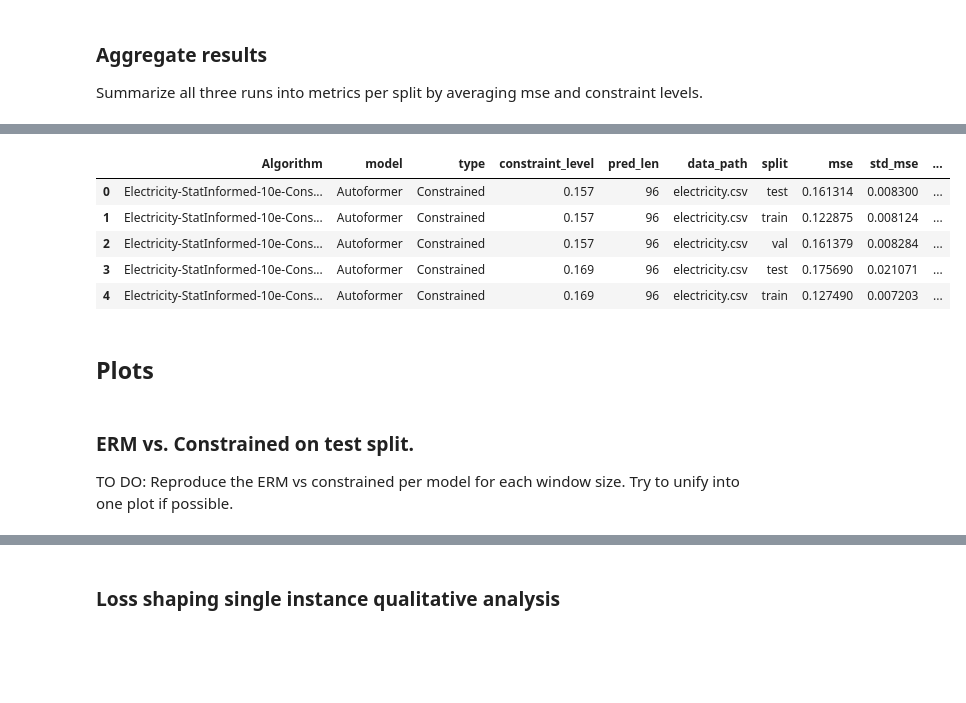
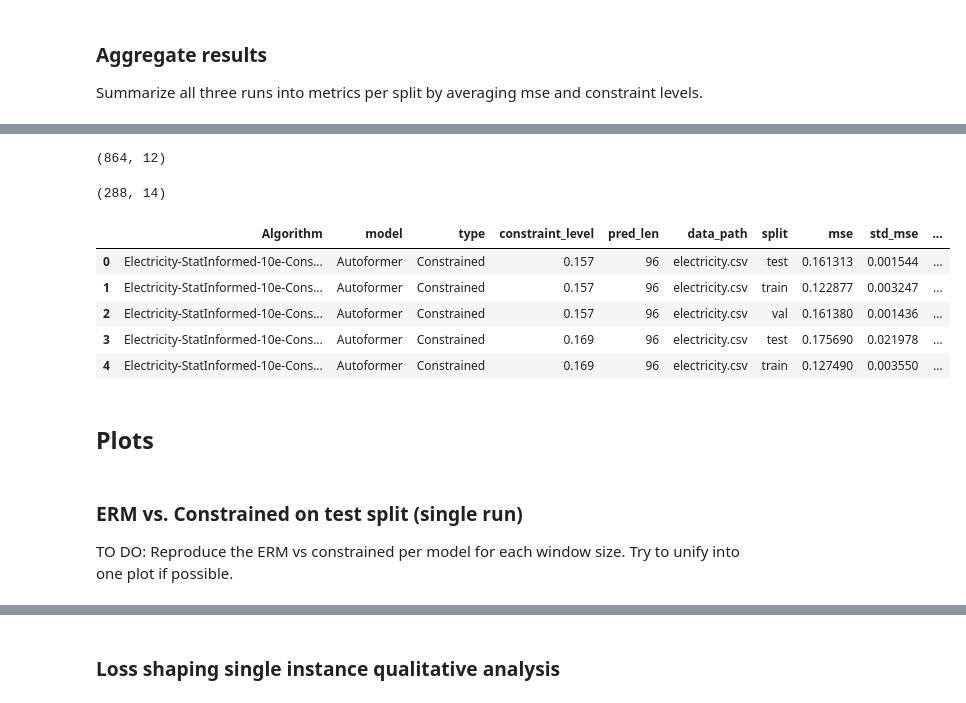
Before and after one commit to thuml/Autoformer, a Jupyter notebook: 2023-09-06 12 - Tables and plots for paper.ipynb, the cells around one changed output, grey strips where cells are left out. Saved outputs shown, nothing was run; the diff lists cells and outputs as text; code cells hidden in the pictures; blank space fills up the shorter version.

```diff
--- a/2023-09-06 12 - Tables and plots for paper.ipynb
+++ b/2023-09-06 12 - Tables and plots for paper.ipynb
@@ -34,6 +34,12 @@ runs = api.runs(f"{workspace}/{project}",
                     {"state": "finished"}
                 ]})
 
+def tag_experiment(run):
+    for tag in experiment_tags:
+        if tag in run.tags:
+            return tag
+    return ''
+
 all_runs = []
 run_counter = 0
 for run in tqdm(runs):
@@ -50,6 +56,8 @@ for run in tqdm(runs):
                 run_dict["step"]=i
                 run_dict["epoch"]=run.summary["epoch"]
                 run_dict["infeasible_rate"]=run.summary[f"infeasible_rate/{split}"]
+                run_dict["infeasibles"]=run.summary[f"infeasibles/{split}"]
+                run_dict[f"multiplier"] = run.summary[f"multiplier/{i}"] if split == "train" else np.nan
                 run_dict["split"] = split
                 run_dict["run_id"] = run.id
                 # Get either Constrained/ or ERM/ from the run name, then append model name.
@@ -58,6 +66,9 @@ for run in tqdm(runs):
                 run_dict["Algorithm"] = f"{run.name.split('/')[0]} {run.config['model']}"
                 run_dict["sweep_id"] = run.sweep.id
                 #print("Algorithm", run_dict["Algorithm"])
+
+                # Get the experiment tag
+                run_dict["experiment_tag"] = tag_experiment(run)
 
                 # To better plot constrained vs ERM
                 #TODO this is a hack while I consolidate the tags.
@@ -148,9 +165,10 @@ Final dataset size should be equal to 290304
 # %%
 # Adding the constraint violation column
 df_to_plot["constraint_violation"] = (df_to_plot.mse-df_to_plot.constraint_level).clip(lower=0)
+df_to_plot['is_infeasible'] = (dd.constraint_violation>0)*1
 
 # sanity check
-dd=df_to_plot[['run_id','model','type','step','mse','constraint_level','constraint_violation']]
+dd=df_to_plot[['run_id','model','type','step','mse','constraint_level','constraint_violation','is_infeasible']]
 print("For ERM")
 display(dd.query('type=="ERM"').query('constraint_violation>0').head())
 print("For Constrained")
@@ -176,25 +235,46 @@ Summarize all three runs into metrics per split by averaging mse and constraint
 # %%
 # Calculate mean and std for mse and constraint_violation. Rename them mean_{metric} and std_{metric
-summary_metrics = df_to_plot.groupby([
+
+summary_metrics_per_run = df_to_plot.groupby([
+    "run_id",
     "Algorithm", #Harmless carryover col for legacy purposes (verified the counts are the same)
     "model",'type',"constraint_level","pred_len","data_path",
     "split"
-    ])['mse','constraint_violation','run_id'].aggregate(
+    ])['mse','constraint_violation','infeasible_rate','run_id'].aggregate(
+        mse=('mse','mean'),
+        #std_mse=('mse','std'),
+        mcv=('constraint_violation','mean'),
+        #std_mcv=('constraint_violation','std'),
+        mean_infeasible_rate=('infeasible_rate','mean'),
+        #std_infeasible_rate=('infeasible_rate','std'),
+        run_count=('run_id','nunique')
+        ).reset_index().round(5)
+summary_metrics = summary_metrics_per_run.groupby([
+    "Algorithm", #Harmless carryover col for legacy purposes (verified the counts are the same)
+    "model",'type',"constraint_level","pred_len","data_path",
+    "split"]).aggregate(
         mse=('mse','mean'),
         std_mse=('mse','std'),
-        mcv=('constraint_violation','mean'),
-        std_mcv=('constraint_violation','std'),
-        run_count=('run_id','nunique')).reset_index()
+        mcv=('mcv','mean'),
+        std_mcv=('mcv','std'),
+        mean_infeasible_rate=('mean_infeasible_rate','mean'),
+        std_infeasible_rate=('mean_infeasible_rate','std'),
+        run_count=('run_count','mean')
+    ).reset_index()
+display(summary_metrics_per_run.shape)
+display(summary_metrics.shape)
 summary_metrics.head()
 # %% [output]
+(864, 12)
+(288, 14)
 |  | Algorithm | model | type | constraint_level | pred_len | data_path | split | mse | std_mse | ... |
-| 0 | Electricity-StatInformed-10e-Cons... | Autoformer | Constrained | 0.157 | 96 | electricity.csv | test | 0.161314 | 0.008300 | ... |
-| 1 | Electricity-StatInformed-10e-Cons... | Autoformer | Constrained | 0.157 | 96 | electricity.csv | train | 0.122875 | 0.008124 | ... |
-| 2 | Electricity-StatInformed-10e-Cons... | Autoformer | Constrained | 0.157 | 96 | electricity.csv | val | 0.161379 | 0.008284 | ... |
-| 3 | Electricity-StatInformed-10e-Cons... | Autoformer | Constrained | 0.169 | 96 | electricity.csv | test | 0.175690 | 0.021071 | ... |
-| 4 | Electricity-StatInformed-10e-Cons... | Autoformer | Constrained | 0.169 | 96 | electricity.csv | train | 0.127490 | 0.007203 | ... |
+| 0 | Electricity-StatInformed-10e-Cons... | Autoformer | Constrained | 0.157 | 96 | electricity.csv | test | 0.161313 | 0.001544 | ... |
+| 1 | Electricity-StatInformed-10e-Cons... | Autoformer | Constrained | 0.157 | 96 | electricity.csv | train | 0.122877 | 0.003247 | ... |
+| 2 | Electricity-StatInformed-10e-Cons... | Autoformer | Constrained | 0.157 | 96 | electricity.csv | val | 0.161380 | 0.001436 | ... |
+| 3 | Electricity-StatInformed-10e-Cons... | Autoformer | Constrained | 0.169 | 96 | electricity.csv | test | 0.175690 | 0.021978 | ... |
+| 4 | Electricity-StatInformed-10e-Cons... | Autoformer | Constrained | 0.169 | 96 | electricity.csv | train | 0.127490 | 0.003550 | ... |
 # %% [markdown]
 ## Plots
 # %% [markdown]
-### ERM vs. Constrained on test split.
+### ERM vs. Constrained on test split (single run)
 TO DO: Reproduce the ERM vs constrained per model for each window size. Try to unify into one plot if possible.
```
Also changed, not shown: parts of 25 cells of this notebook.
